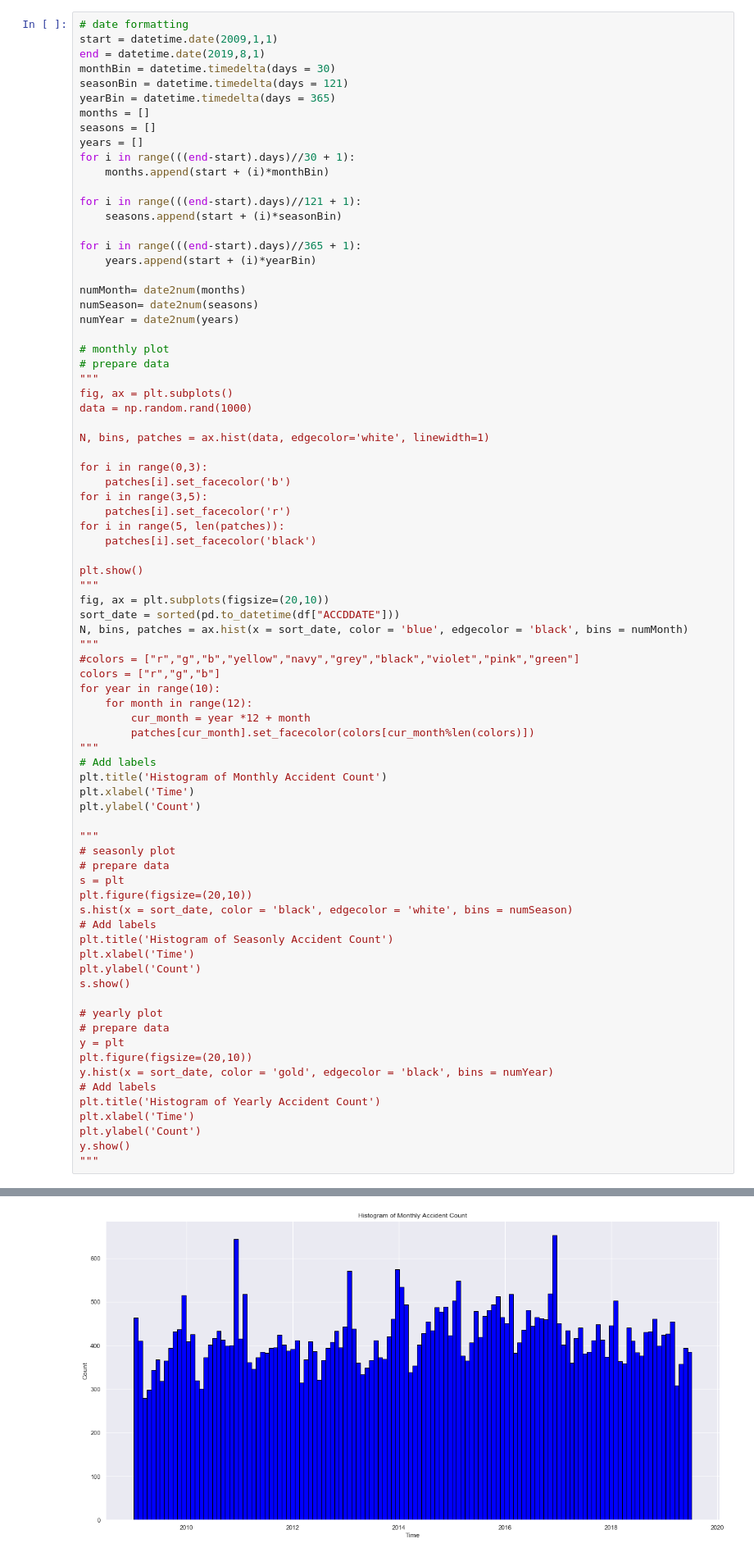
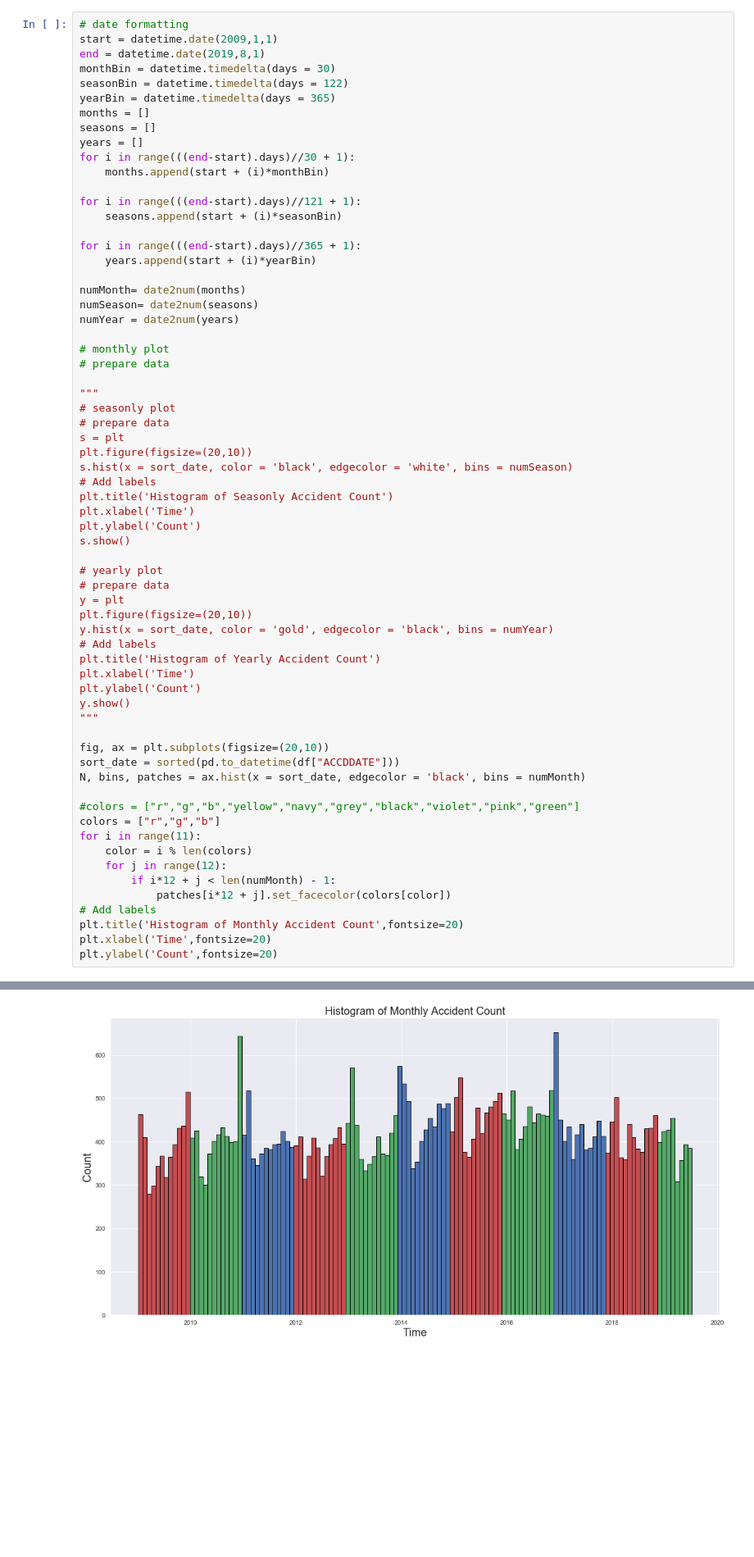
Before and after one commit to TongkaiYang/Vision-Zero-Madison, a Jupyter notebook: WorkPlace.ipynb, the cells around one changed output, grey strips where cells are left out. Shown at 82% size. Saved outputs shown, nothing was run; the diff lists cells and outputs as text; blank space fills up the shorter version.

```diff
--- a/WorkPlace.ipynb
+++ b/WorkPlace.ipynb
@@ -134,7 +134,7 @@ VHTYPE_HWYCLASS_PLOT
 start = datetime.date(2009,1,1)
 end = datetime.date(2019,8,1)
 monthBin = datetime.timedelta(days = 30)
-seasonBin = datetime.timedelta(days = 121)
+seasonBin = datetime.timedelta(days = 122)
 yearBin = datetime.timedelta(days = 365)
 months = []
 seasons = []
@@ -154,36 +154,6 @@ numYear = date2num(years)
 
 # monthly plot
 # prepare data
-"""
-fig, ax = plt.subplots()
-data = np.random.rand(1000)
-
-N, bins, patches = ax.hist(data, edgecolor='white', linewidth=1)
-
-for i in range(0,3):
-    patches[i].set_facecolor('b')
-for i in range(3,5):
-    patches[i].set_facecolor('r')
-for i in range(5, len(patches)):
-    patches[i].set_facecolor('black')
-
-plt.show()
-"""
-fig, ax = plt.subplots(figsize=(20,10))
-sort_date = sorted(pd.to_datetime(df["ACCDDATE"]))
-N, bins, patches = ax.hist(x = sort_date, color = 'blue', edgecolor = 'black', bins = numMonth)
-"""
-#colors = ["r","g","b","yellow","navy","grey","black","violet","pink","green"]
-colors = ["r","g","b"]
-for year in range(10):
-    for month in range(12):
-        cur_month = year *12 + month
-        patches[cur_month].set_facecolor(colors[cur_month%len(colors)])
-"""
-# Add labels
-plt.title('Histogram of Monthly Accident Count')
-plt.xlabel('Time')
-plt.ylabel('Count')
 
 """
 # seasonly plot
@@ -208,4 +178,20 @@ plt.xlabel('Time')
 plt.ylabel('Count')
 y.show()
 """
+
+fig, ax = plt.subplots(figsize=(20,10))
+sort_date = sorted(pd.to_datetime(df["ACCDDATE"]))
+N, bins, patches = ax.hist(x = sort_date, edgecolor = 'black', bins = numMonth)
+
+#colors = ["r","g","b","yellow","navy","grey","black","violet","pink","green"]
+colors = ["r","g","b"]
+for i in range(11):
+    color = i % len(colors)
+    for j in range(12):
+        if i*12 + j < len(numMonth) - 1:
+            patches[i*12 + j].set_facecolor(colors[color])
+# Add labels
+plt.title('Histogram of Monthly Accident Count',fontsize=20)
+plt.xlabel('Time',fontsize=20)
+plt.ylabel('Count',fontsize=20)
 # %% [output]
@@ -213 +199 @@ y.show()
-[figure, old version]
+[figure, new version]
```
Also changed, not shown: parts of 3 cells of this notebook, 1 other file.
